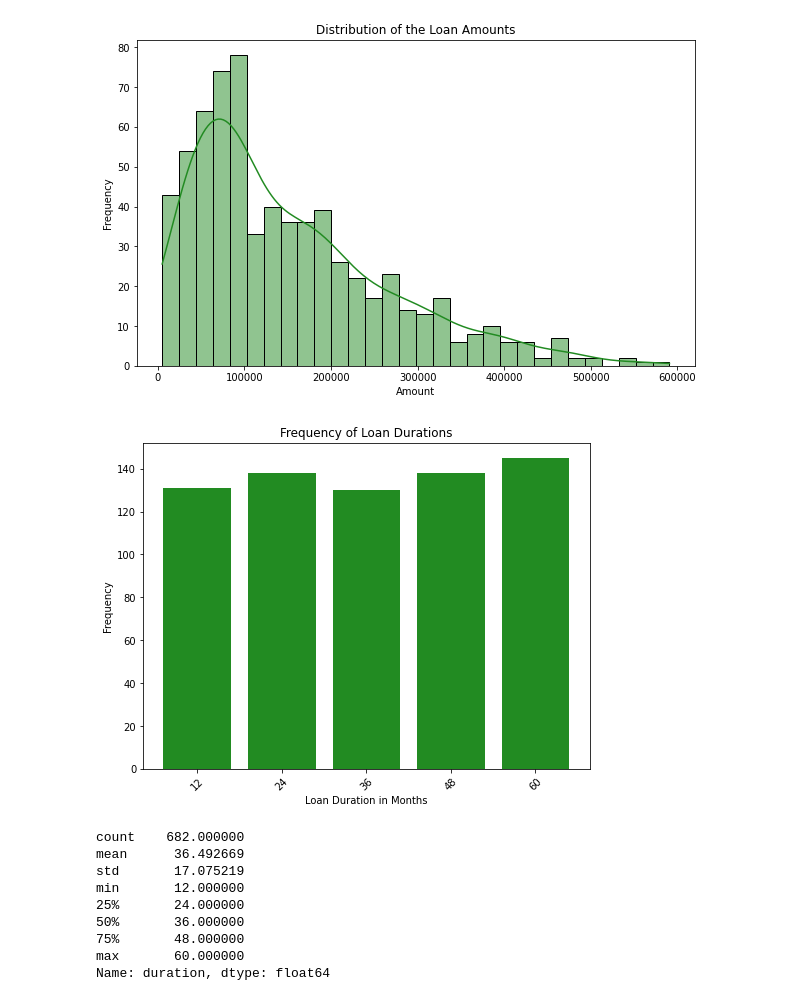
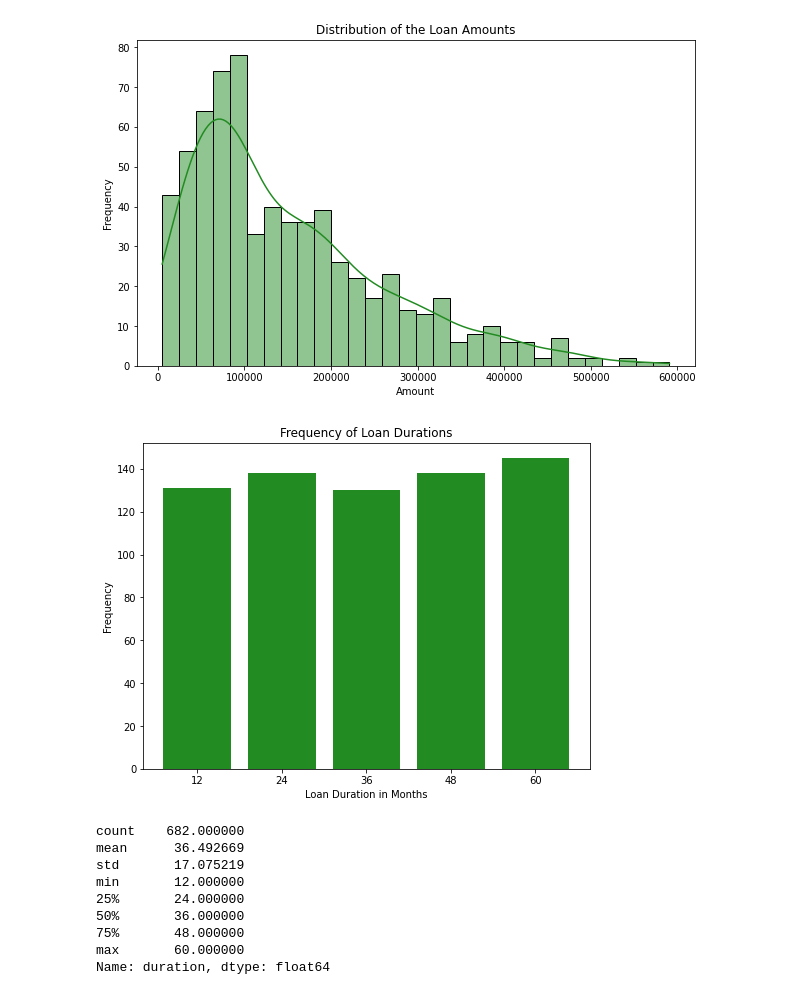
Before and after one commit to NikodemWojtczak/FHNW_AML, a Jupyter notebook: Niko_notebook.ipynb, the cells around one changed output. Cells and saved outputs as stored; diff of their text form; code cells hidden in the pictures.

```diff
--- a/Niko_notebook.ipynb
+++ b/Niko_notebook.ipynb
@@ -898,17 +898,17 @@ plt.show()
 # %%
 # How popular is which duration of the loan?
 duration_counts_sorted = loan['duration'].value_counts().sort_index()
 
 # Plot
 plt.figure(figsize=(8, 6))
 plt.bar(duration_counts_sorted.index.astype(str), duration_counts_sorted.values, color="forestgreen")
 plt.xlabel('Loan Duration in Months')
 plt.ylabel('Frequency')
 plt.title('Frequency of Loan Durations')
-plt.xticks(rotation=45)
+plt.xticks(rotation=0)
 plt.show()
 # %% [output]
-[figure, old version]
+[figure, new version]
 # %%
 loan['duration'].describe()
 # %% [output]
```
Also changed, not shown: parts of 10 cells of this notebook.
